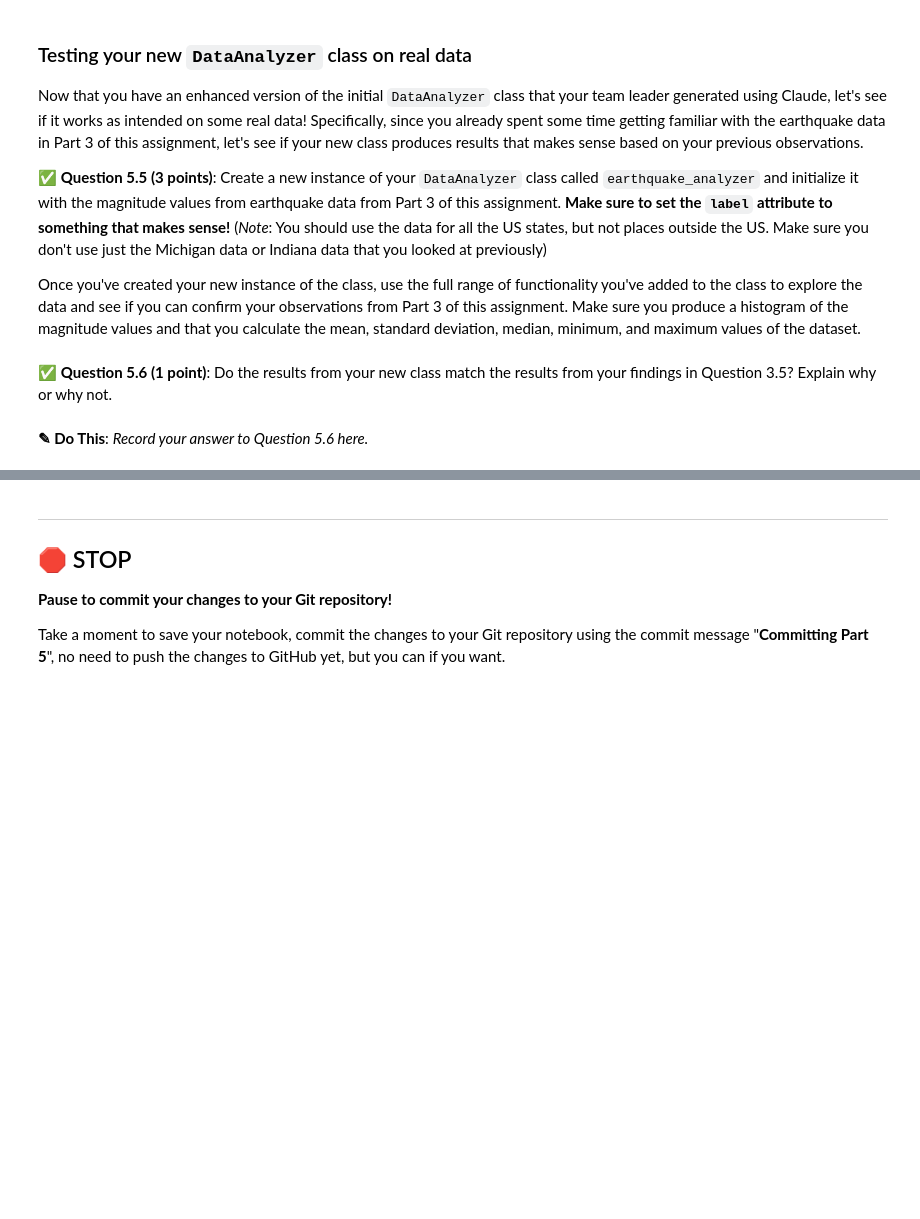
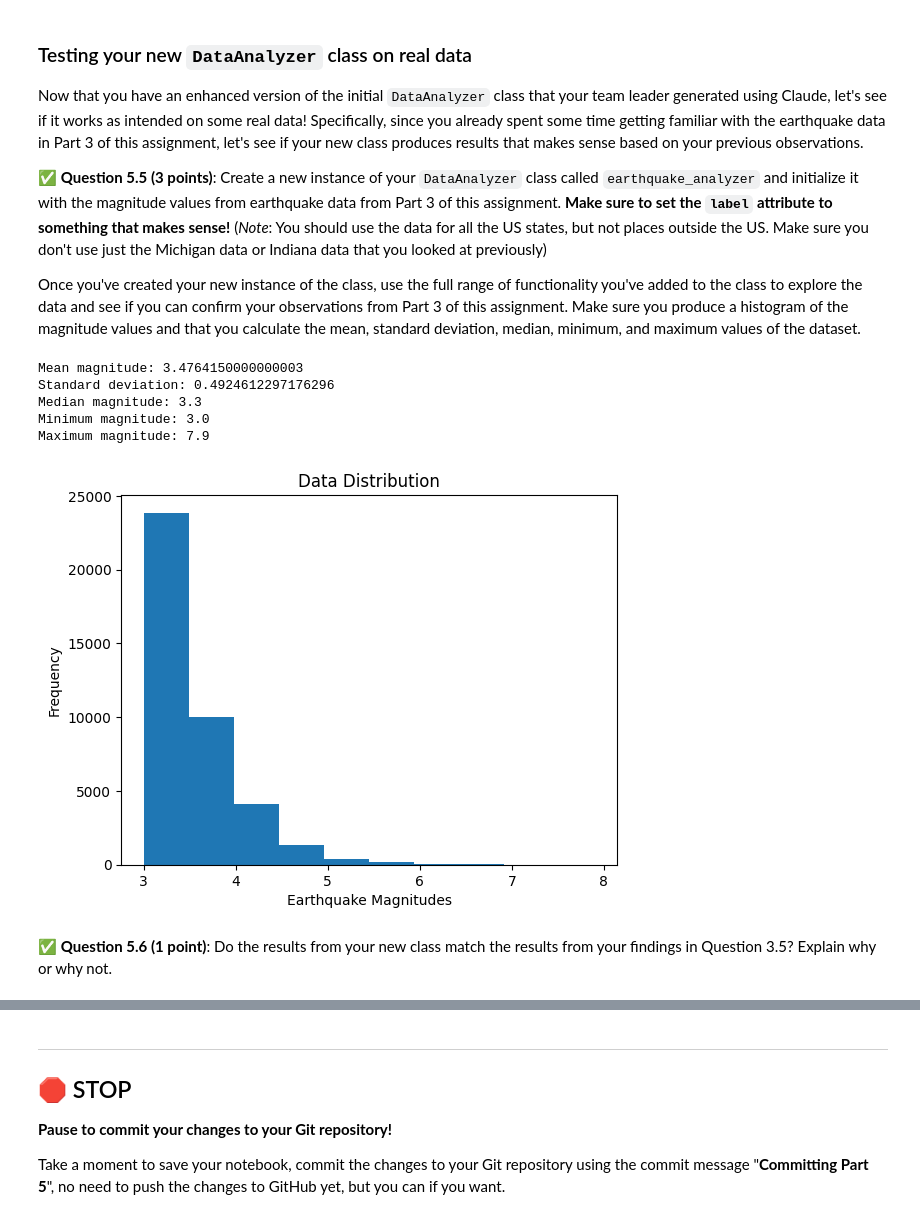
Before and after one commit to johnsje6/CMSE202-s26-turnin, a Jupyter notebook: hw-01/HW-01_GitPracticeDebuggingPythonPackagesAndClasses-STUDENT.ipynb, the cells around one changed output, grey strips where cells are left out. Drawn from its saved outputs; the diff is of its cells as text; code cells hidden in the pictures; blank space fills up the shorter version.

```diff
--- a/hw-01/HW-01_GitPracticeDebuggingPythonPackagesAndClasses-STUDENT.ipynb
+++ b/hw-01/HW-01_GitPracticeDebuggingPythonPackagesAndClasses-STUDENT.ipynb
@@ -699,12 +699,17 @@ import numpy as np
 class DataAnalyzer:
     # The init method initializes the class instance
     # and saves the input data as an attribute
-    def __init__(self, data):
+    def __init__(self, data, label="Dataset"):
         self.data = data
+        self.label = label # New attribute for dataset label
 
     # Computes the mean of the data
     def mean(self):
         return np.mean(self.data)
+
+    #Computes the median of the data
+    def median(self):
+        return np.median(self.data)
 
     # Computes the standard deviation of the data
     def std(self):
@@ -716,9 +721,18 @@ class DataAnalyzer:
         import matplotlib.pyplot as plt
         plt.hist(self.data)
         plt.title('Data Distribution')
-        plt.xlabel('Value')
+        plt.xlabel(self.label) # Adding self.label so it can be changed.
         plt.ylabel('Frequency')
         plt.show()
+
+    def find_extreme(self, direction):
+        if direction == "max":
+            return max(self.data)
+        elif direction == "min":
+            return min(self.data)
+        else:
+            print("Warning: direction must be 'min' or 'max'")
+            return None
 # %% [markdown]
 &#9989; **Question 5.1 (3 points)**: Create a new class method called `median` that calculates and returns the median of the dataset. You should be able to use the `mean` and `std` functions that are already defined in the class to help you with this.
 
@@ -779,4 +805,27 @@ Once you've created your new instance of the class, use the full range of functi
+# %%
+### Put your code here
+
+# Extract the magnitude values as a list
+magnitude_values = df_us['mag'].tolist()
+
+# Create DataAnalyzer for earthquake magnitudes
+earthquake_analyzer = DataAnalyzer(magnitude_values, label="Earthquake Magnitudes")
+
+# Explore the data
+print("Mean magnitude:", earthquake_analyzer.mean())
+print("Standard deviation:", earthquake_analyzer.std())
+print("Median magnitude:", earthquake_analyzer.median())
+print("Minimum magnitude:", earthquake_analyzer.find_extreme("min"))
+print("Maximum magnitude:", earthquake_analyzer.find_extreme("max"))
+
+# Plot a histogram of the earthquake magnitudes
+earthquake_analyzer.plot_histogram()
+# %% [output]
+Mean magnitude: 3.4764150000000003
+Standard deviation: 0.4924612297176296
+Median magnitude: 3.3
+Minimum magnitude: 3.0
+Maximum magnitude: 7.9
+[figure, added]
 # %% [markdown]
 &#9989; **Question 5.6 (1 point)**:  Do the results from your new class match the results from your findings in Question 3.5? Explain why or why not.
-# %% [markdown]
-**<font size=+3>&#9998;</font> Do This**: *Record your answer to Question 5.6 here.*
```
Also changed, not shown: parts of 7 cells of this notebook.
